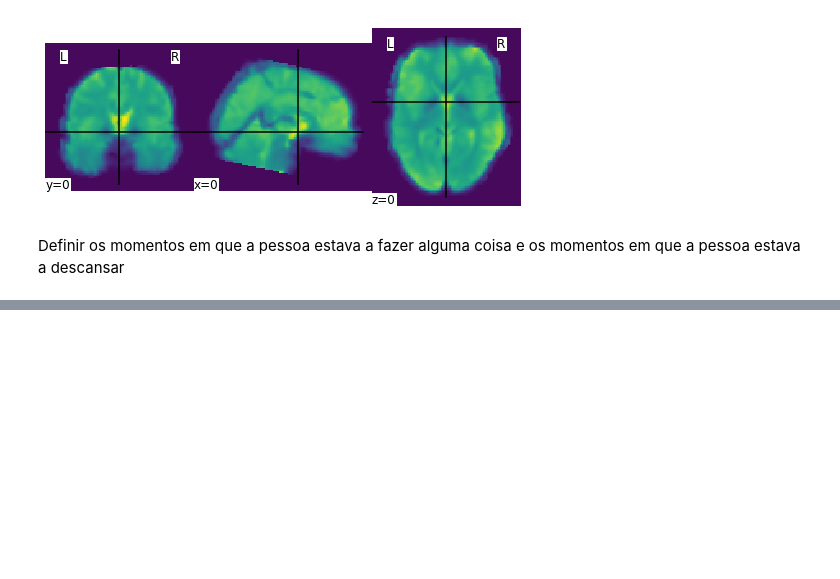
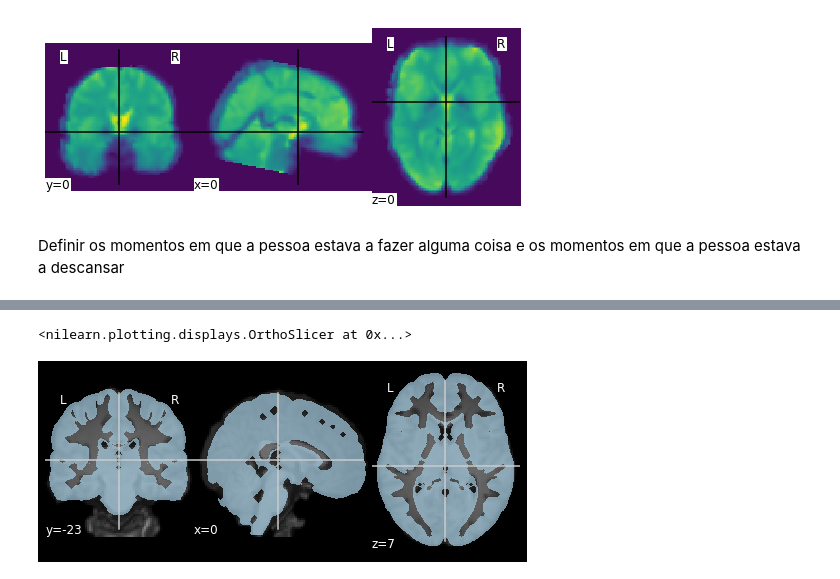
Before and after one commit to brunodireito/MVPA-speech_project, a Jupyter notebook: anan0gueira-Git/ProjetoTeste.ipynb, the cells around one changed output, grey strips where cells are left out. Cells and saved outputs as stored; diff of their text form; code cells hidden in the pictures; blank space fills up the shorter version.

```diff
--- a/anan0gueira-Git/ProjetoTeste.ipynb
+++ b/anan0gueira-Git/ProjetoTeste.ipynb
@@ -104,0 +186,5 @@ FileNotFoundError: [Errno 2] No such file or directory: '/Users/ananogueira/Desk
+# %%
+ brain_mask = datasets.load_mni152_brain_mask()
+
+from nilearn.datasets import fetch_icbm152_brain_gm_mask
+brain_mask = fetch_icbm152_brain_gm_mask()
@@ -104,0 +197,6 @@ FileNotFoundError: [Errno 2] No such file or directory: '/Users/ananogueira/Desk
+# %%
+plotting.plot_roi(brain_mask, bg_img=t1w_prepro_file_path,
+                  cmap='Paired')
+# %% [output]
+<nilearn.plotting.displays.OrthoSlicer at 0x...>
+[figure, added]
```
Also changed, not shown: parts of 17 cells of this notebook, 1 other file.
